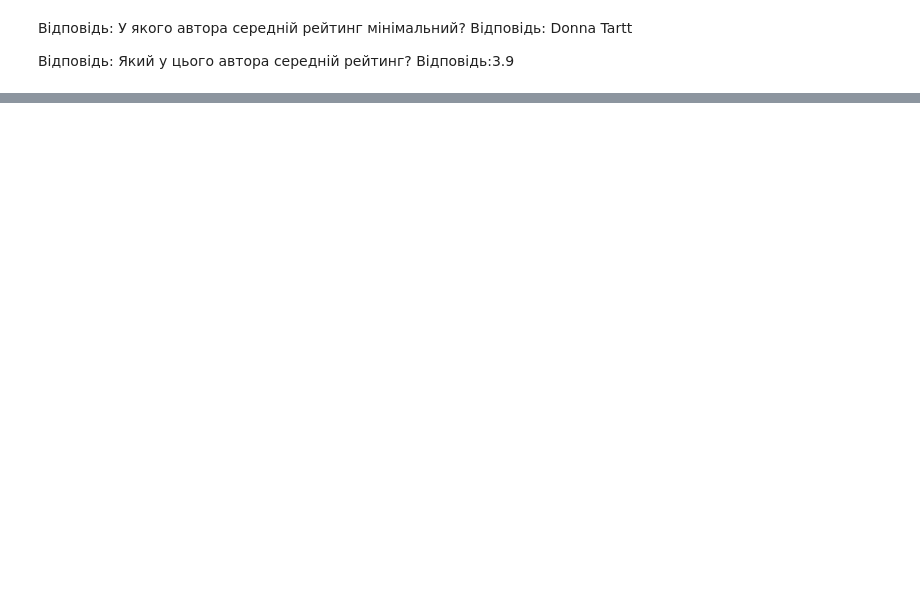
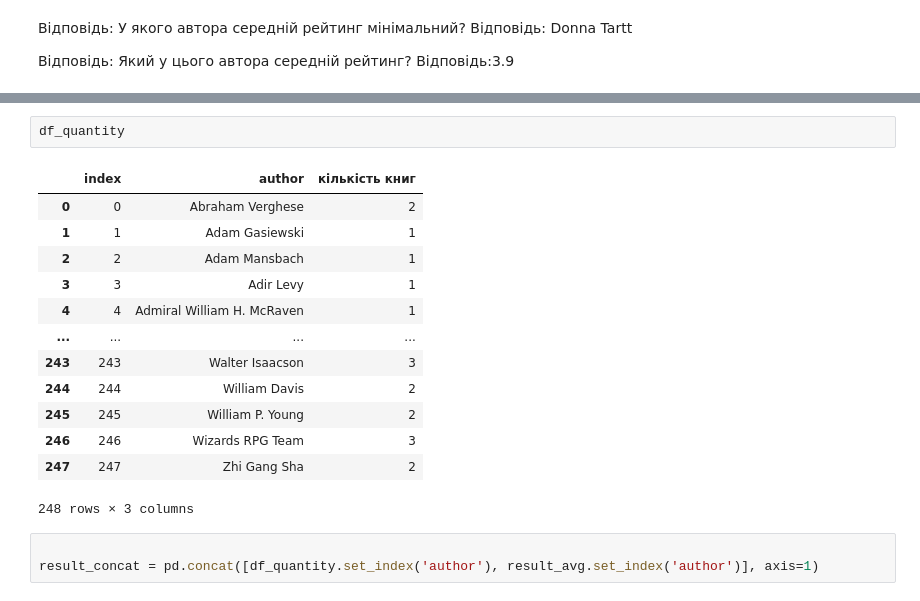
Before and after one commit to RostislavB74/DS_HW2, a Jupyter notebook: HW2_3.ipynb, the cells around one changed output, grey strips where cells are left out. Cells and saved outputs as stored; diff of their text form; blank space fills up the shorter version.

```diff
--- a/HW2_3.ipynb
+++ b/HW2_3.ipynb
@@ -375,0 +369,19 @@ list(new_df)
+# %%
+df_quantity
+# %% [output]
+|  | index | author | кількість книг |
+| 0 | 0 | Abraham Verghese | 2 |
+| 1 | 1 | Adam Gasiewski | 1 |
+| 2 | 2 | Adam Mansbach | 1 |
+| 3 | 3 | Adir Levy | 1 |
+| 4 | 4 | Admiral William H. McRaven | 1 |
+| ... | ... | ... | ... |
+| 243 | 243 | Walter Isaacson | 3 |
+| 244 | 244 | William Davis | 2 |
+| 245 | 245 | William P. Young | 2 |
+| 246 | 246 | Wizards RPG Team | 3 |
+| 247 | 247 | Zhi Gang Sha | 2 |
+248 rows × 3 columns
+# %%
+
+result_concat = pd.concat([df_quantity.set_index('author'), result_avg.set_index('author')], axis=1)
```
Also changed, not shown: parts of 19 cells of this notebook.
